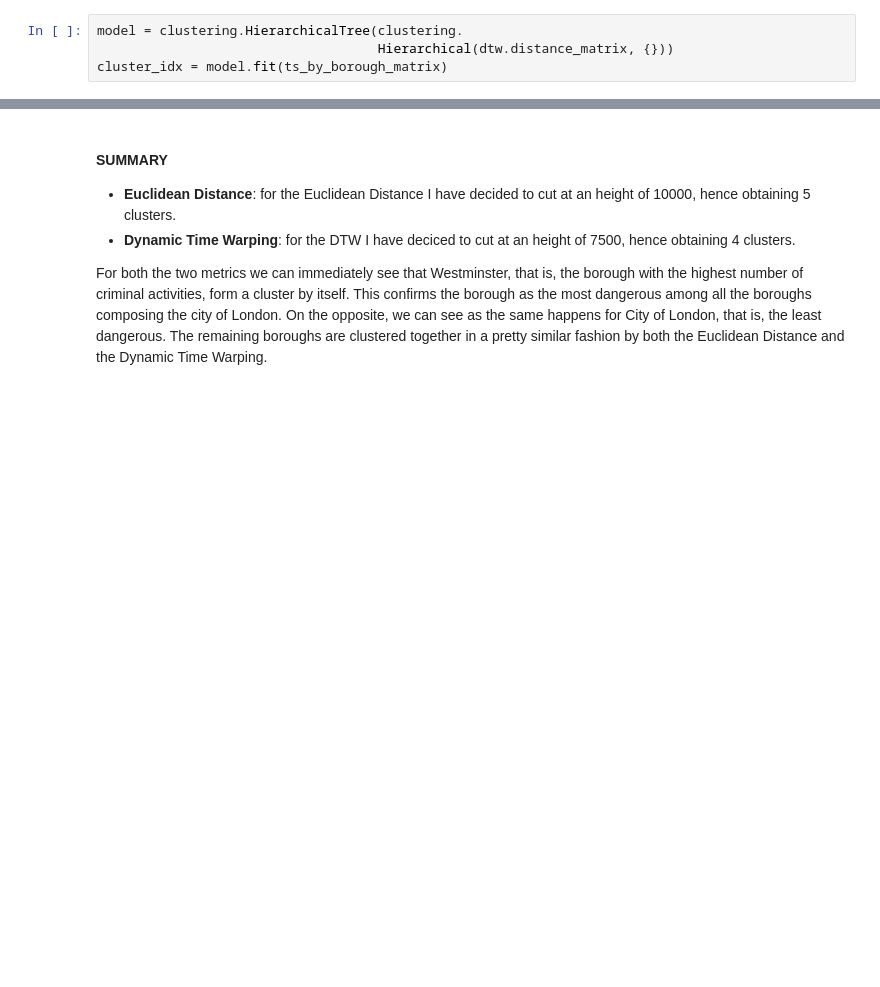
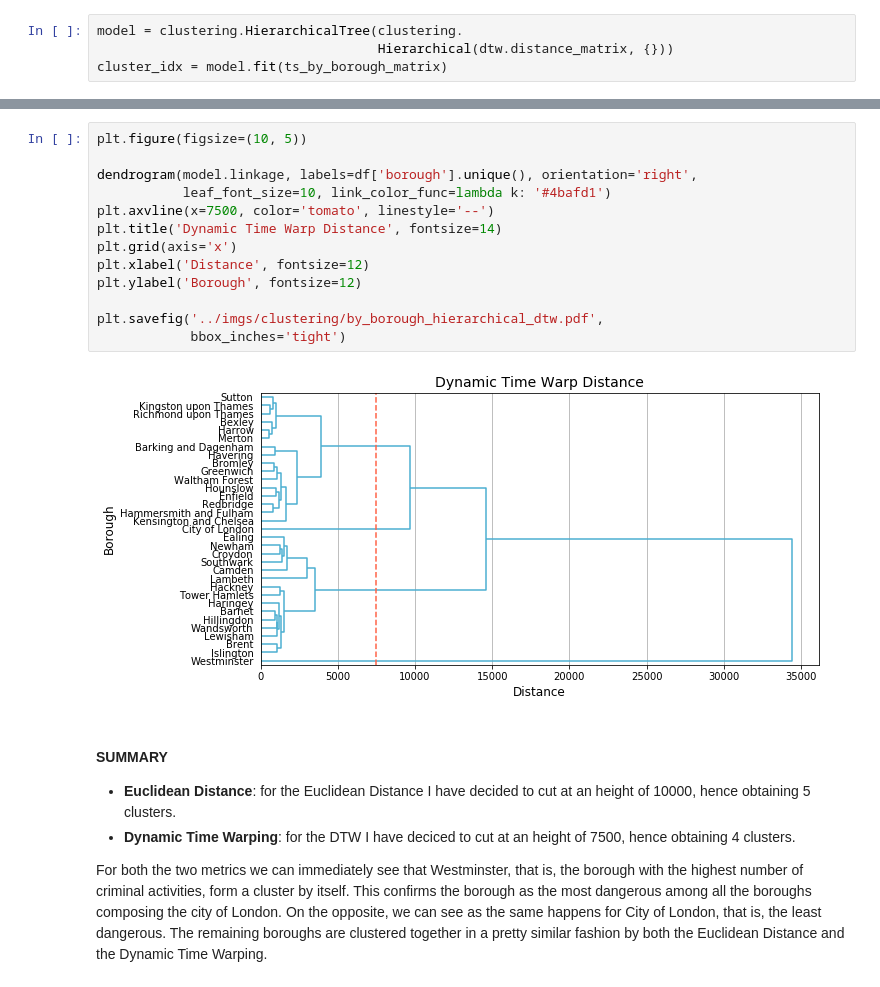
Before and after one commit to germz01/london_crime_data_analysis, a Jupyter notebook: notebooks/cluster_analysis.ipynb, the cells around one changed output, grey strips where cells are left out. Cells and saved outputs as stored; diff of their text form; blank space fills up the shorter version.

```diff
--- a/notebooks/cluster_analysis.ipynb
+++ b/notebooks/cluster_analysis.ipynb
@@ -240,3 +231,18 @@ plt.savefig('../imgs/clustering/by_borough_hierarchical.pdf',
+# %%
+plt.figure(figsize=(10, 5))
+
+dendrogram(model.linkage, labels=df['borough'].unique(), orientation='right',
+           leaf_font_size=10, link_color_func=lambda k: '#4bafd1')
+plt.axvline(x=7500, color='tomato', linestyle='--')
+plt.title('Dynamic Time Warp Distance', fontsize=14)
+plt.grid(axis='x')
+plt.xlabel('Distance', fontsize=12)
+plt.ylabel('Borough', fontsize=12)
+
+plt.savefig('../imgs/clustering/by_borough_hierarchical_dtw.pdf',
+            bbox_inches='tight')
+# %% [output]
+[figure, added]
 # %% [markdown]
 #### SUMMARY
 
```
Also changed, not shown: parts of 1 cell of this notebook, 2 other files.
